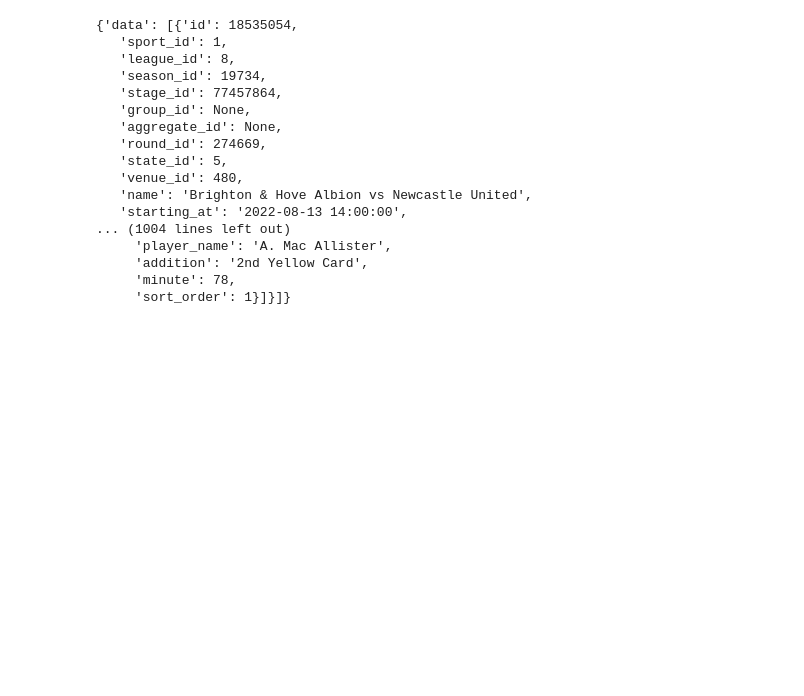
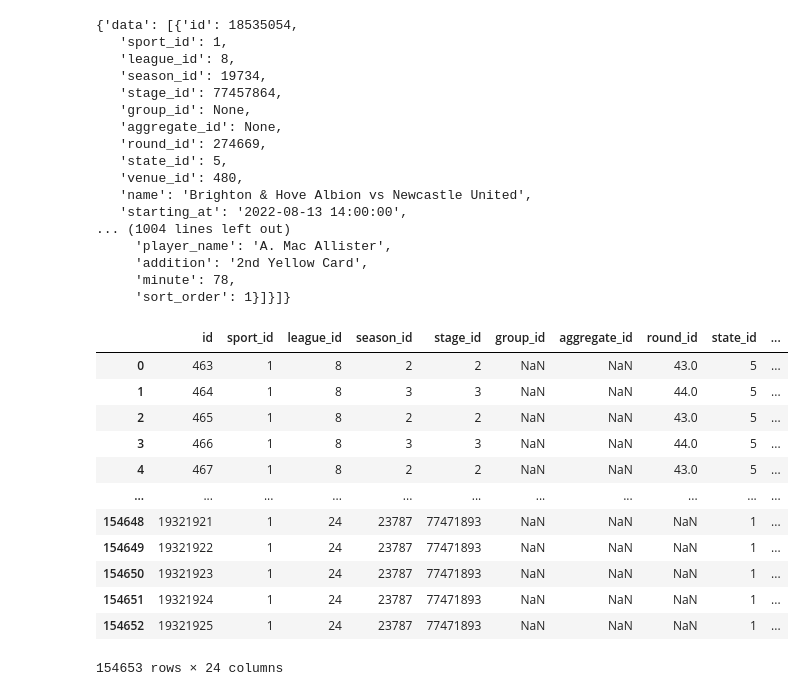
Before and after one commit to AneliaAB/Visualisering, a Jupyter notebook: clean.ipynb, the cells around one changed output. Cells and saved outputs as stored; diff of their text form; code cells hidden in the pictures; blank space fills up the shorter version.

```diff
--- a/clean.ipynb
+++ b/clean.ipynb
@@ -440,0 +483,16 @@ events
+# %%
+fixture_data
+# %% [output]
+|  | id | sport_id | league_id | season_id | stage_id | group_id | aggregate_id | round_id | state_id | ... |
+| 0 | 463 | 1 | 8 | 2 | 2 | NaN | NaN | 43.0 | 5 | ... |
+| 1 | 464 | 1 | 8 | 3 | 3 | NaN | NaN | 44.0 | 5 | ... |
+| 2 | 465 | 1 | 8 | 2 | 2 | NaN | NaN | 43.0 | 5 | ... |
+| 3 | 466 | 1 | 8 | 3 | 3 | NaN | NaN | 44.0 | 5 | ... |
+| 4 | 467 | 1 | 8 | 2 | 2 | NaN | NaN | 43.0 | 5 | ... |
+| ... | ... | ... | ... | ... | ... | ... | ... | ... | ... | ... |
+| 154648 | 19321921 | 1 | 24 | 23787 | 77471893 | NaN | NaN | NaN | 1 | ... |
+| 154649 | 19321922 | 1 | 24 | 23787 | 77471893 | NaN | NaN | NaN | 1 | ... |
+| 154650 | 19321923 | 1 | 24 | 23787 | 77471893 | NaN | NaN | NaN | 1 | ... |
+| 154651 | 19321924 | 1 | 24 | 23787 | 77471893 | NaN | NaN | NaN | 1 | ... |
+| 154652 | 19321925 | 1 | 24 | 23787 | 77471893 | NaN | NaN | NaN | 1 | ... |
+154653 rows × 24 columns
```
Also changed, not shown: parts of 11 cells of this notebook, 5 other files.
